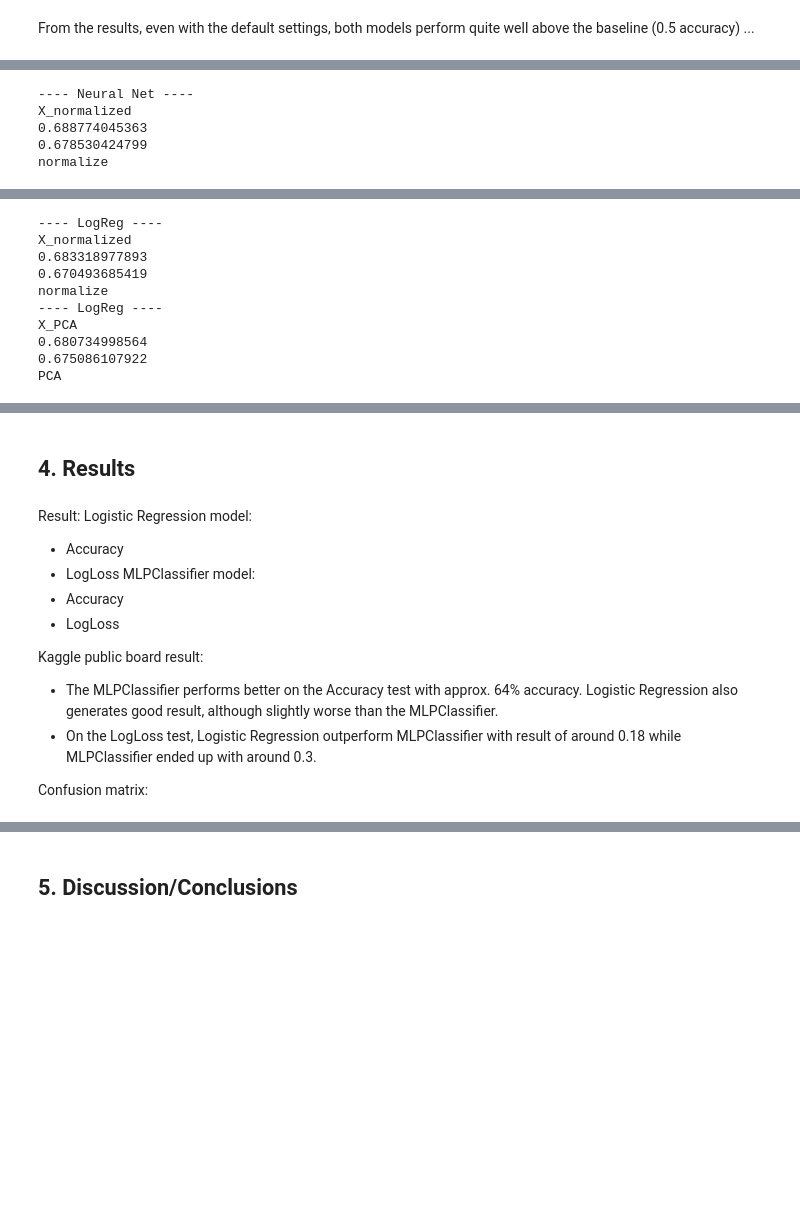
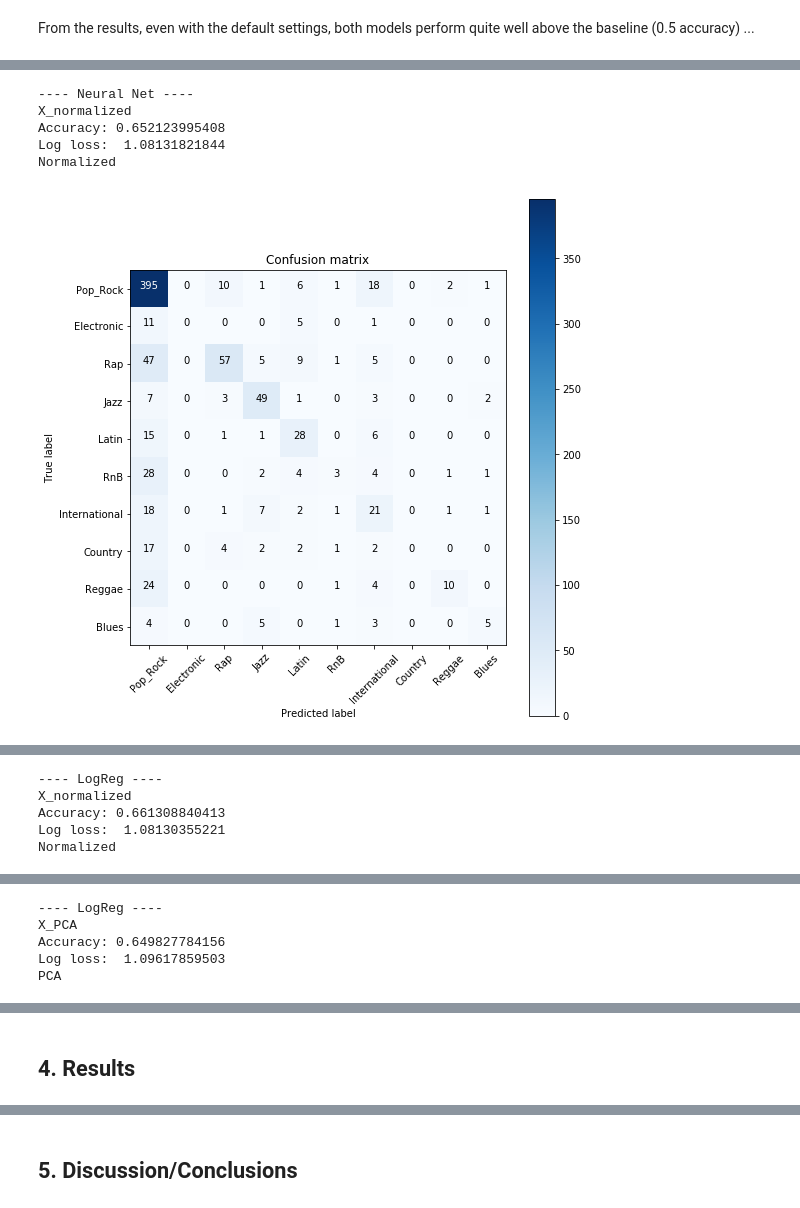
Before and after one commit to VyLe/MusicGenreClassification, a Jupyter notebook: notebook/MLBP2018 Project Report Group 179.ipynb, the cells around one changed output, grey strips where cells are left out. Saved outputs shown, nothing was run; the diff lists cells and outputs as text; code cells hidden in the pictures; blank space fills up the shorter version.

```diff
--- a/notebook/MLBP2018 Project Report Group 179.ipynb
+++ b/notebook/MLBP2018 Project Report Group 179.ipynb
@@ -366,36 +385,53 @@ def predict_log_loss(model, alg_name, X_test):
 # %%
 #Predict and get results for each model
+from sklearn.metrics import accuracy_score, log_loss
 
 X_model  = {'X_normalized':X_norm, 'X_PCA' :X_PCA}
 X_test_pred = {'X_test_normalized' :X_test_norm, 'X_test_PCA' :X_test_PCA}
 for name, clf in zip(names, tuned_classifiers):
     y = np.ravel(y)
     for key, value in X_model.items():
-        X_train, X_val, y_train, y_val = train_test_split(value, y, test_size=0.2, random_state=42)
+        X_train, X_val, y_train, y_val = train_test_split(value, y, test_size=0.2, random_state=42, stratify = y)
         clf.fit(X_train, y_train)
         print("----",name, "----")
         print(key)
-        print(clf.score(X_train,y_train))
-        print(clf.score(X_val,y_val))
+        print("Accuracy:",clf.score(X_val,y_val))
+        y_val_pred = clf.predict_proba(X_val)
+        print("Log loss: ",log_loss(y_val, y_val_pred))
         if "normalize" in key :
             result_norm_acc = predict_acc(clf, name, X_test_pred.get('X_test_normalized'))
             result_norm_acc.to_csv(str(name + '_X_test_normalized_Accuracy.csv'), index = False)
             result_norm_logloss = predict_log_loss(clf, name, X_test_pred.get('X_test_normalized'))
             result_norm_logloss.to_csv(str(name + '_X_test_normalized_Logloss.csv') , index = False)
             print('Normalized')
         elif 'PCA' in key :
             result_pca_acc=predict_acc(clf, name, X_test_pred.get('X_test_PCA'))
             result_pca_acc.to_csv(str(name + '_X_test_PCA_Accuracy.csv'), index = False)
             result_pca_logloss =predict_log_loss(clf, name, X_test_pred.get('X_test_PCA'))
             result_pca_logloss.to_csv(str(name + '_X_test_PCA_Logloss.csv') , index = False)
             print('PCA')
         else:
             print('None')
+        y_val_pred = clf.predict(X_val)
+
+        # Compute confusion matrix
+        cnf_matrix = confusion_matrix(y_val, y_val_pred)
+        np.set_printoptions(precision=2)
+
+        # Plot non-normalized confusion matrix
+        class_names = ['Pop_Rock', 'Electronic', 'Rap', 'Jazz', 'Latin', 'RnB', 'International', 'Country', 'Reggae', 'Blues']
+        plt.figure(figsize = (7,7))
+        plot_confusion_matrix(cnf_matrix, classes=class_names,
+                              title='Confusion matrix')
+
+
+        plt.show()
 # %% [output]
 ---- Neural Net ----
 X_normalized
-0.688774045363
-0.678530424799
-normalize
+Accuracy: 0.652123995408
+Log loss:  1.08131821844
+Normalized
+[figure, added]
 ---- Neural Net ----
 X_PCA
@@ -405,10 +442,5 @@ PCA
 ---- LogReg ----
 X_normalized
-0.683318977893
-0.670493685419
-normalize
----- LogReg ----
-X_PCA
-0.680734998564
-0.675086107922
-PCA
+Accuracy: 0.661308840413
+Log loss:  1.08130355221
+Normalized
@@ -414,0 +448,5 @@ PCA
+---- LogReg ----
+X_PCA
+Accuracy: 0.649827784156
+Log loss:  1.09617859503
+PCA
@@ -415,16 +454,2 @@ PCA
 # %% [markdown]
 ## 4. Results
-# %% [markdown]
-Result:
-Logistic Regression model:
-- Accuracy
-- LogLoss
-MLPClassifier model:
-- Accuracy
-- LogLoss
-
-Kaggle public board result:
-- The MLPClassifier performs better on the Accuracy test with approx. 64% accuracy. Logistic Regression also generates good result, although slightly worse than the MLPClassifier.
-- On the LogLoss test, Logistic Regression outperform MLPClassifier with result of around 0.18 while MLPClassifier ended up with around 0.3.
-
-Confusion matrix:
```
Also changed, not shown: parts of 16 cells of this notebook.
